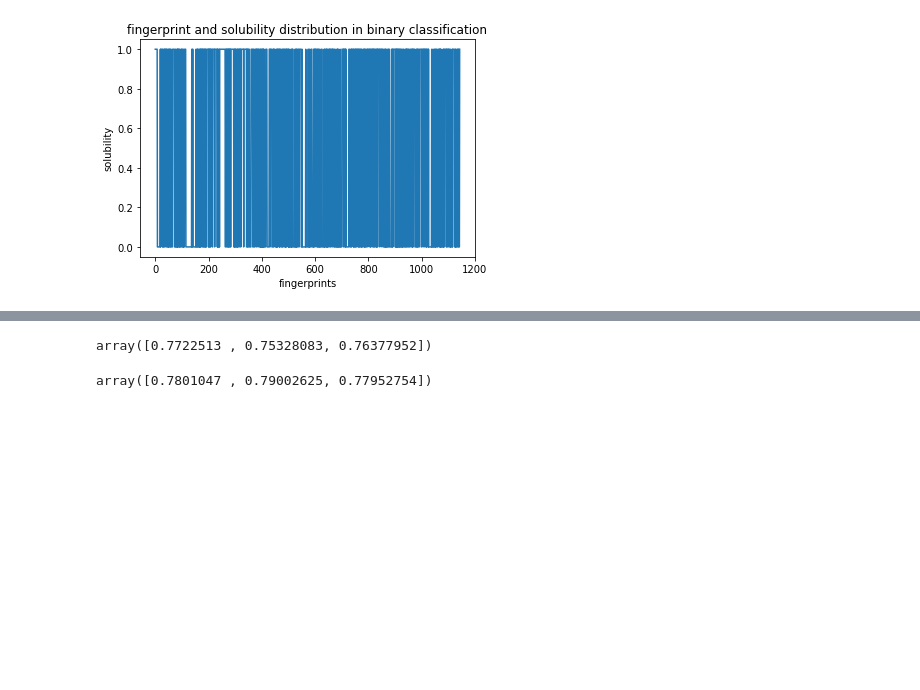
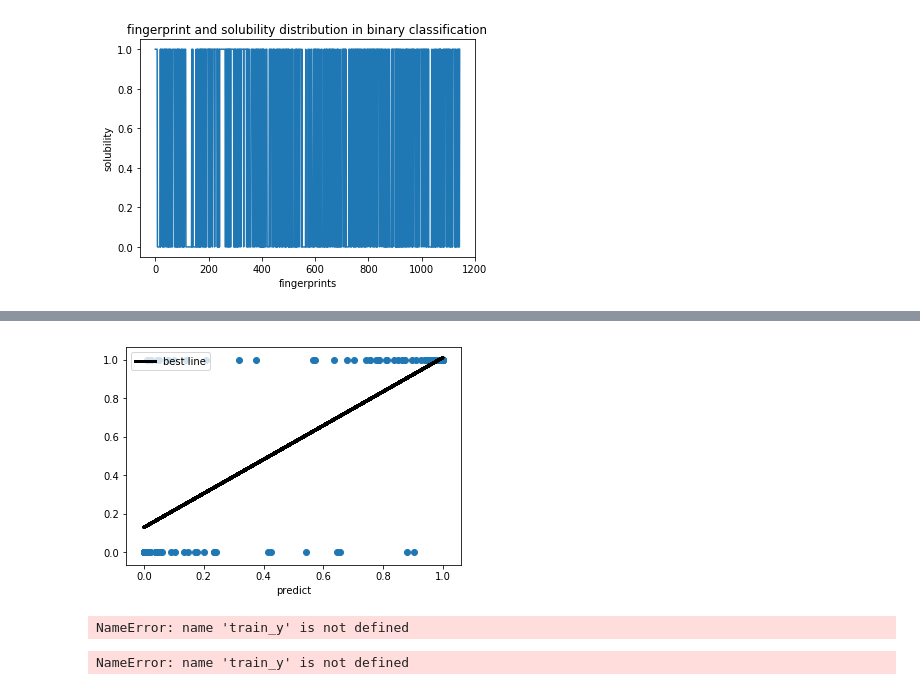
Before and after one commit to JBwdn/Latent, a Jupyter notebook: Chemicals_Keras.ipynb, the cells around one changed output, grey strips where cells are left out. Cells and saved outputs as stored; diff of their text form; code cells hidden in the pictures; blank space fills up the shorter version.

Commit message:
linear_regression

```diff
--- a/Chemicals_Keras.ipynb
+++ b/Chemicals_Keras.ipynb
@@ -60,7 +62,7 @@ def load_chemicals(path):
 #             "solubilities": solubilities,
 
 
-data = load_chemicals("C:/Users/DR/Desktop/P2/Latent-master/data/solubility/delaney.csv")
+data = load_chemicals("/Users/duanran/Desktop/Latent-RAN/data/solubility/delaney.csv")
 # %%
 """Convert SMILES into fingerprint"""
 def chemFP(chem, FINGERPRINT_SIZE, MIN_PATH=1, MAX_PATH=5):
@@ -219,3 +202,5 @@ neural_network_Adam_batchGD = KerasClassifier(build_fn=create_network,
                                  epochs=5000,
                                  batch_size=1144,
                                  verbose=0)
+# %%
+X_train, X_test, y_train, y_test = train_test_split(train_x_flatten.T, train_y.T, test_size=0.10)
@@ -221,0 +222,14 @@ neural_network_Adam_batchGD = KerasClassifier(build_fn=create_network,
+# %%
+from sklearn.linear_model import LinearRegression
+model=LinearRegression()
+model.fit(y_predict,y_test)
+import matplotlib.pyplot as plt
+plt.scatter(y_predict,y_test)
+y_train_pred=model.predict(y_predict)
+plt.plot(y_predict,y_train_pred,color='black',linewidth=3,label="best line")
+plt.legend(loc=2)
+plt.xlabel("predict")
+plt.ylabel=("theorical")
+plt.show()
+# %% [output]
+[figure, added]
@@ -223,9 +240,9 @@ neural_network_Adam_batchGD = KerasClassifier(build_fn=create_network,
 # Prediction of accuracy in folds of 3
 cross_val_score(neural_network_Adam,train_x_flatten.T, train_y.T, cv=3)
 # %% [output]
-array([0.7722513 , 0.75328083, 0.76377952])
+NameError: name 'train_y' is not defined
 # %%
 # Prediction of accuracy in folds of 3 with batch gredient descent
 cross_val_score(neural_network_Adam_batchGD,train_x_flatten.T, train_y.T, cv=3)
 # %% [output]
-array([0.7801047 , 0.79002625, 0.77952754])
+NameError: name 'train_y' is not defined
```
Also changed, not shown: parts of 6 cells of this notebook.
